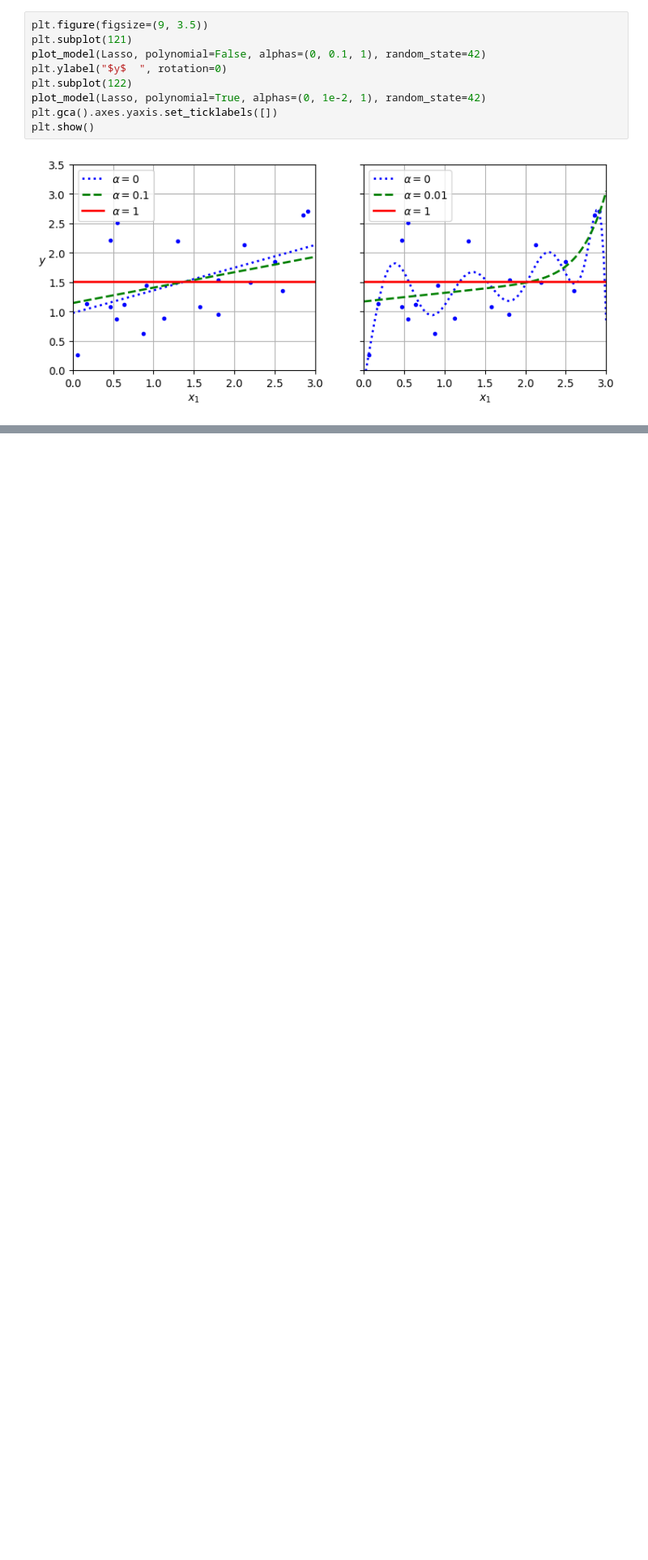
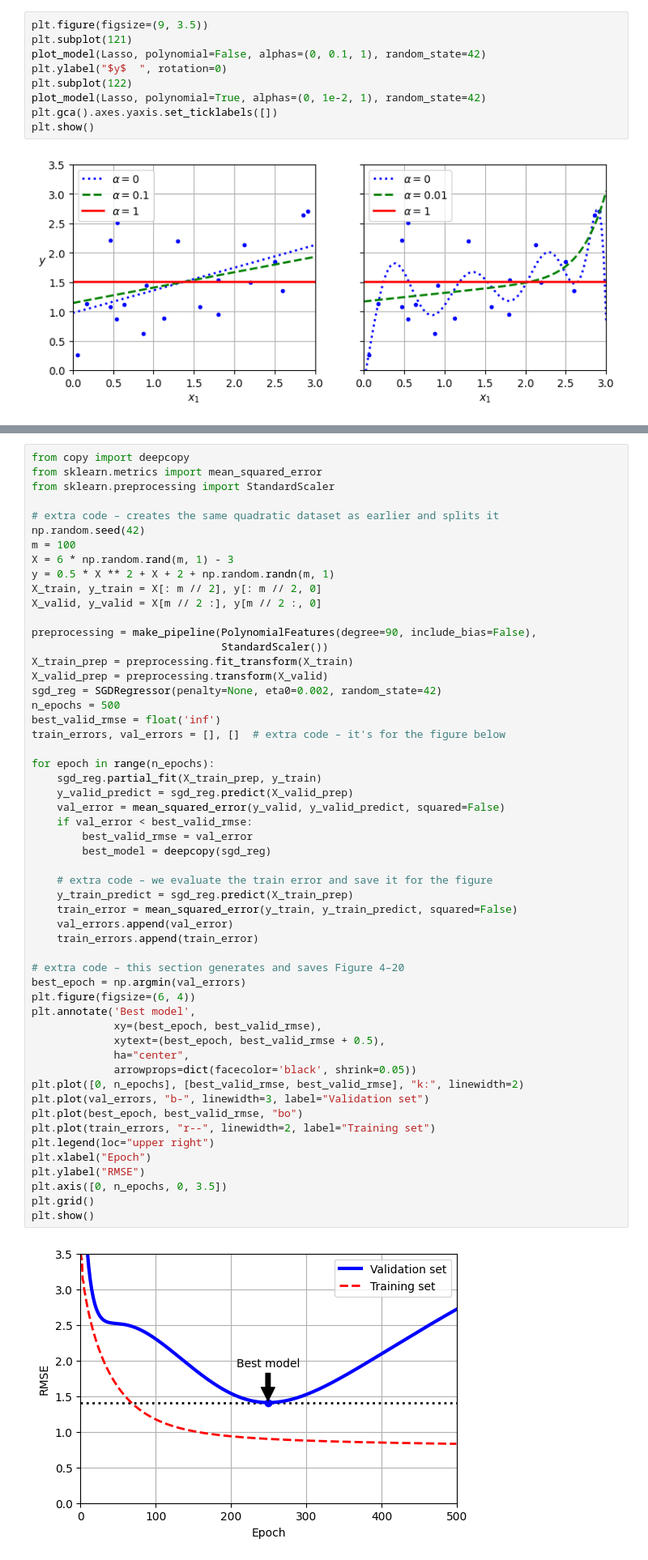
Before and after one commit to JerzyMarczewski/machine-learnig, a Jupyter notebook: Rozdzial4.ipynb, the cells around one changed output, grey strips where cells are left out. Shown: that part at 81% size. Cells and saved outputs as stored; diff of their text form; blank space fills up the shorter version.

```diff
--- a/Rozdzial4.ipynb
+++ b/Rozdzial4.ipynb
@@ -335,0 +348,56 @@ plt.show()
+# %%
+from copy import deepcopy
+from sklearn.metrics import mean_squared_error
+from sklearn.preprocessing import StandardScaler
+
+# extra code – creates the same quadratic dataset as earlier and splits it
+np.random.seed(42)
+m = 100
+X = 6 * np.random.rand(m, 1) - 3
+y = 0.5 * X ** 2 + X + 2 + np.random.randn(m, 1)
+X_train, y_train = X[: m // 2], y[: m // 2, 0]
+X_valid, y_valid = X[m // 2 :], y[m // 2 :, 0]
+
+preprocessing = make_pipeline(PolynomialFeatures(degree=90, include_bias=False),
+                              StandardScaler())
+X_train_prep = preprocessing.fit_transform(X_train)
+X_valid_prep = preprocessing.transform(X_valid)
+sgd_reg = SGDRegressor(penalty=None, eta0=0.002, random_state=42)
+n_epochs = 500
+best_valid_rmse = float('inf')
+train_errors, val_errors = [], []  # extra code – it's for the figure below
+
+for epoch in range(n_epochs):
+    sgd_reg.partial_fit(X_train_prep, y_train)
+    y_valid_predict = sgd_reg.predict(X_valid_prep)
+    val_error = mean_squared_error(y_valid, y_valid_predict, squared=False)
+    if val_error < best_valid_rmse:
+        best_valid_rmse = val_error
+        best_model = deepcopy(sgd_reg)
+
+    # extra code – we evaluate the train error and save it for the figure
+    y_train_predict = sgd_reg.predict(X_train_prep)
+    train_error = mean_squared_error(y_train, y_train_predict, squared=False)
+    val_errors.append(val_error)
+    train_errors.append(train_error)
+
+# extra code – this section generates and saves Figure 4–20
+best_epoch = np.argmin(val_errors)
+plt.figure(figsize=(6, 4))
+plt.annotate('Best model',
+             xy=(best_epoch, best_valid_rmse),
+             xytext=(best_epoch, best_valid_rmse + 0.5),
+             ha="center",
+             arrowprops=dict(facecolor='black', shrink=0.05))
+plt.plot([0, n_epochs], [best_valid_rmse, best_valid_rmse], "k:", linewidth=2)
+plt.plot(val_errors, "b-", linewidth=3, label="Validation set")
+plt.plot(best_epoch, best_valid_rmse, "bo")
+plt.plot(train_errors, "r--", linewidth=2, label="Training set")
+plt.legend(loc="upper right")
+plt.xlabel("Epoch")
+plt.ylabel("RMSE")
+plt.axis([0, n_epochs, 0, 3.5])
+plt.grid()
+plt.show()
+# %% [output]
+[figure, added]
```
Also changed, not shown: parts of 13 cells of this notebook.
